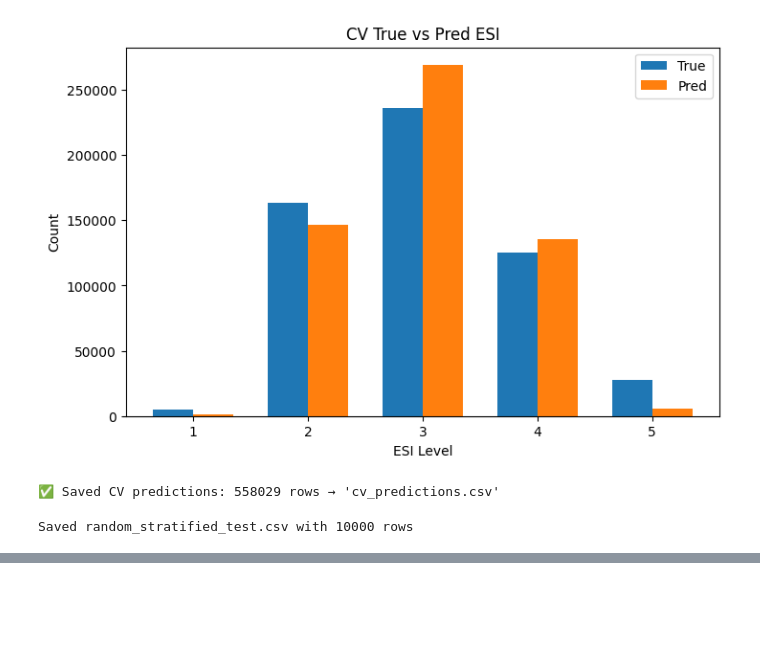
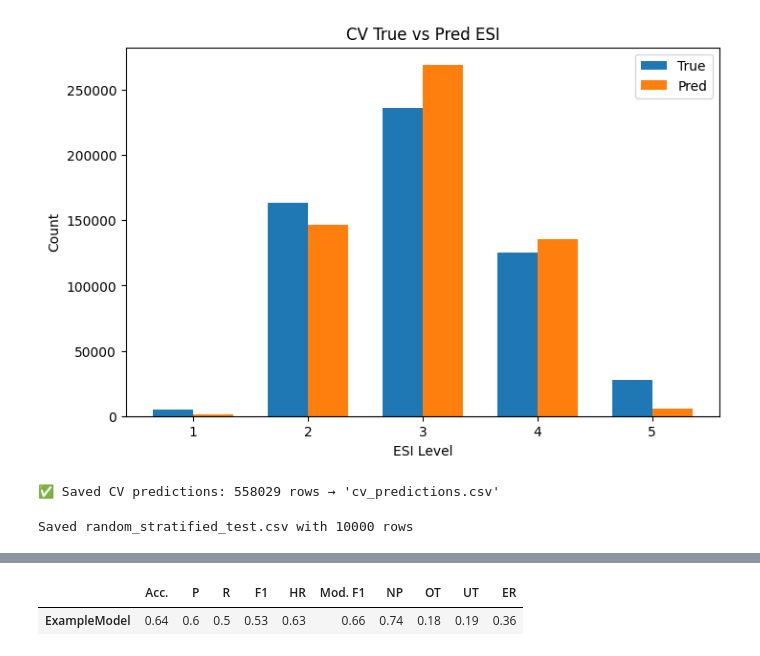
Before and after one commit to kondratevakate/medllm-triage-eval, a Jupyter notebook: Baseline.ipynb, the cells around one changed output, grey strips where cells are left out. Saved outputs shown, nothing was run; the diff lists cells and outputs as text; code cells hidden in the pictures; blank space fills up the shorter version.

```diff
--- a/Baseline.ipynb
+++ b/Baseline.ipynb
@@ -293,0 +311,63 @@ plot_cv_distribution(y, y_pred_cv)
+# %%
+import pandas as pd
+import numpy as np
+from sklearn.metrics import accuracy_score, precision_score, recall_score, f1_score
+
+def compute_metrics_row(y_true, y_pred):
+    """
+    Compute triage performance metrics for a single model/run.
+
+    Returns a dict with keys:
+      'Acc.', 'P', 'R', 'F1', 'HR', 'Mod. F1', 'NP', 'OT', 'UT', 'ER'
+    """
+    # Overall
+    acc = accuracy_score(y_true, y_pred)
+    p   = precision_score(y_true, y_pred, average='macro', zero_division=0)
+    r   = recall_score(y_true, y_pred, average='macro', zero_division=0)
+    f1  = f1_score(y_true, y_pred, average='macro', zero_division=0)
+
+    # High-risk recall (ESI 1&2)
+    high_true = y_true.isin([1,2]).astype(int)
+    high_pred = pd.Series(y_pred).isin([1,2]).astype(int)
+    hr = recall_score(high_true, high_pred, zero_division=0)
+
+    # Moderate (ESI-3) F1
+    mod_true = (y_true == 3).astype(int)
+    mod_pred = (pd.Series(y_pred) == 3).astype(int)
+    mod_f1 = f1_score(mod_true, mod_pred, zero_division=0)
+
+    # Non-urgent precision (ESI 4&5)
+    non_true = y_true.isin([4,5]).astype(int)
+    non_pred = pd.Series(y_pred).isin([4,5]).astype(int)
+    nprec = precision_score(non_true, non_pred, zero_division=0)
+
+    # Over- and Under-triage rates
+    over = np.sum(pd.Series(y_pred) < y_true)
+    under = np.sum(pd.Series(y_pred) > y_true)
+    total = len(y_true)
+    ot = over / total
+    ut = under / total
+
+    # Error rate
+    er = 1.0 - acc
+
+    return {
+        'Acc.':     acc,
+        'P':        p,
+        'R':        r,
+        'F1':       f1,
+        'HR':       hr,
+        'Mod. F1':  mod_f1,
+        'NP':       nprec,
+        'OT':       ot,
+        'UT':       ut,
+        'ER':       er
+    }
+
+metrics_row = compute_metrics_row(pd.Series(np.array(y)), pd.Series(y_pred_cv))
+df_metrics = pd.DataFrame([metrics_row], index=['ExampleModel'])
+
+df_metrics.round(2)
+# %% [output]
+|  | Acc. | P | R | F1 | HR | Mod. F1 | NP | OT | UT | ER |
+| ExampleModel | 0.64 | 0.6 | 0.5 | 0.53 | 0.63 | 0.66 | 0.74 | 0.18 | 0.19 | 0.36 |
```
Also changed, not shown: parts of 4 cells of this notebook.
